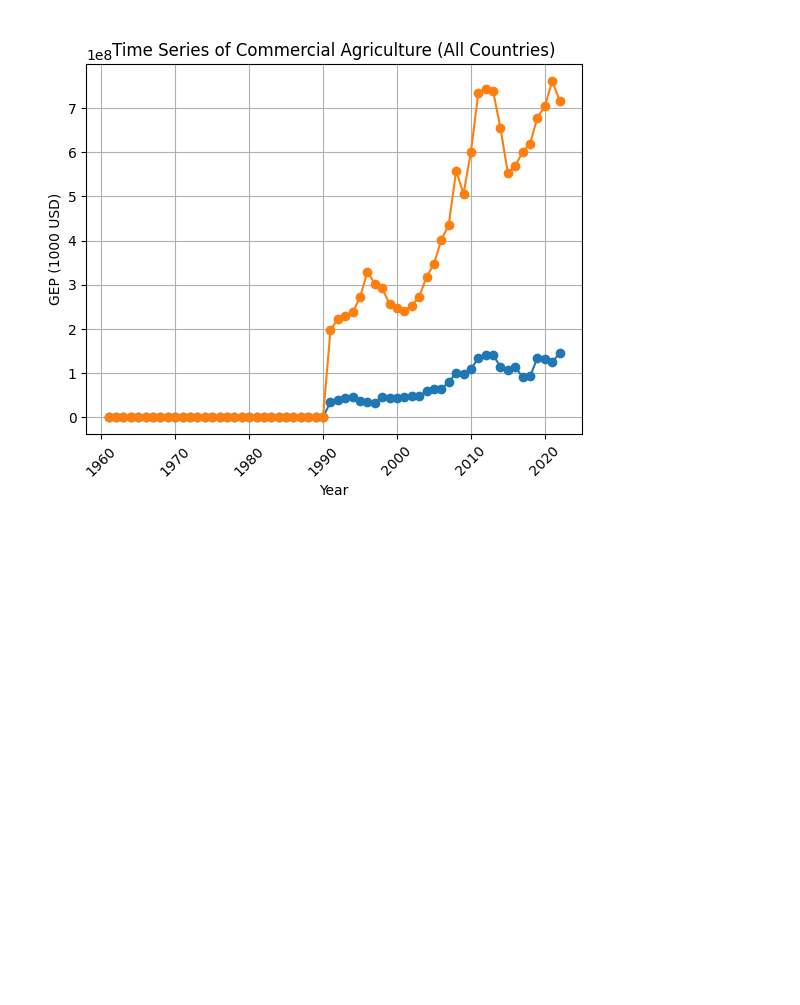
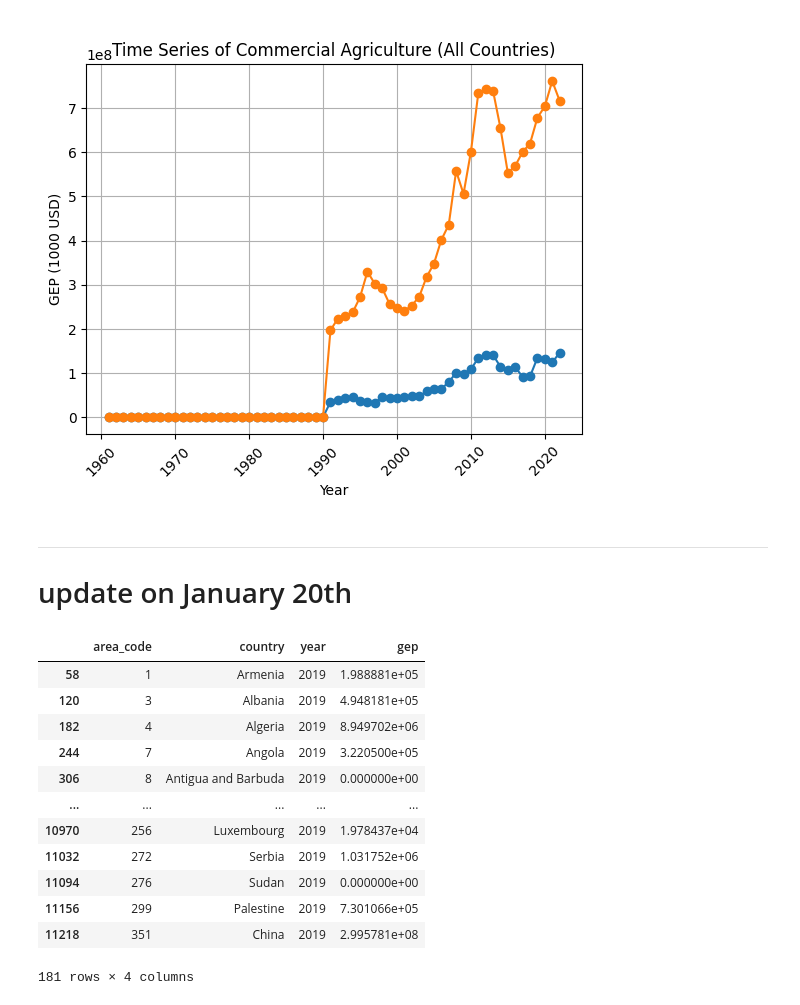
Before and after one commit to mcwayrm/gep_commerical_agriculture, a Jupyter notebook: example.ipynb, the cells around one changed output. Cells and saved outputs as stored; diff of their text form; code cells hidden in the pictures; blank space fills up the shorter version.

```diff
--- a/example.ipynb
+++ b/example.ipynb
@@ -124,3 +124,36 @@ plt.show()
 | 61 | 2022 | 1.454601e+08 |
 62 rows × 2 columns
 [figure]
+# %% [markdown]
+---
+# update on January 20th
+# %%
+import gep_agr
+import gep_agr_defaults
+import matplotlib.pyplot as plt
+
+crops  = gep_agr.calculate("input", items =  gep_agr_defaults.DEFAULT_CROP_ITEMS)
+df = crops["gep_by_year_country"]
+
+(df_gep_by_country_year_crop, df_gep_by_year_country, df_gep_by_year) = crops.values()
+display(df_gep_by_year_country)
+return 1
+
+df_2019 = df[df["year"] == 2019]
+#df_2019 = df_2019[["country", "gep"]]
+display(df_2019)
+df_2019.to_csv("crops_gep_2019_by_country.csv", index=False)
+# %% [output]
+|  | area_code | country | year | gep |
+| 58 | 1 | Armenia | 2019 | 1.988881e+05 |
+| 120 | 3 | Albania | 2019 | 4.948181e+05 |
+| 182 | 4 | Algeria | 2019 | 8.949702e+06 |
+| 244 | 7 | Angola | 2019 | 3.220500e+05 |
+| 306 | 8 | Antigua and Barbuda | 2019 | 0.000000e+00 |
+| ... | ... | ... | ... | ... |
+| 10970 | 256 | Luxembourg | 2019 | 1.978437e+04 |
+| 11032 | 272 | Serbia | 2019 | 1.031752e+06 |
+| 11094 | 276 | Sudan | 2019 | 0.000000e+00 |
+| 11156 | 299 | Palestine | 2019 | 7.301066e+05 |
+| 11218 | 351 | China | 2019 | 2.995781e+08 |
+181 rows × 4 columns
```
Also changed, not shown: parts of 3 cells of this notebook, 2 other files.
